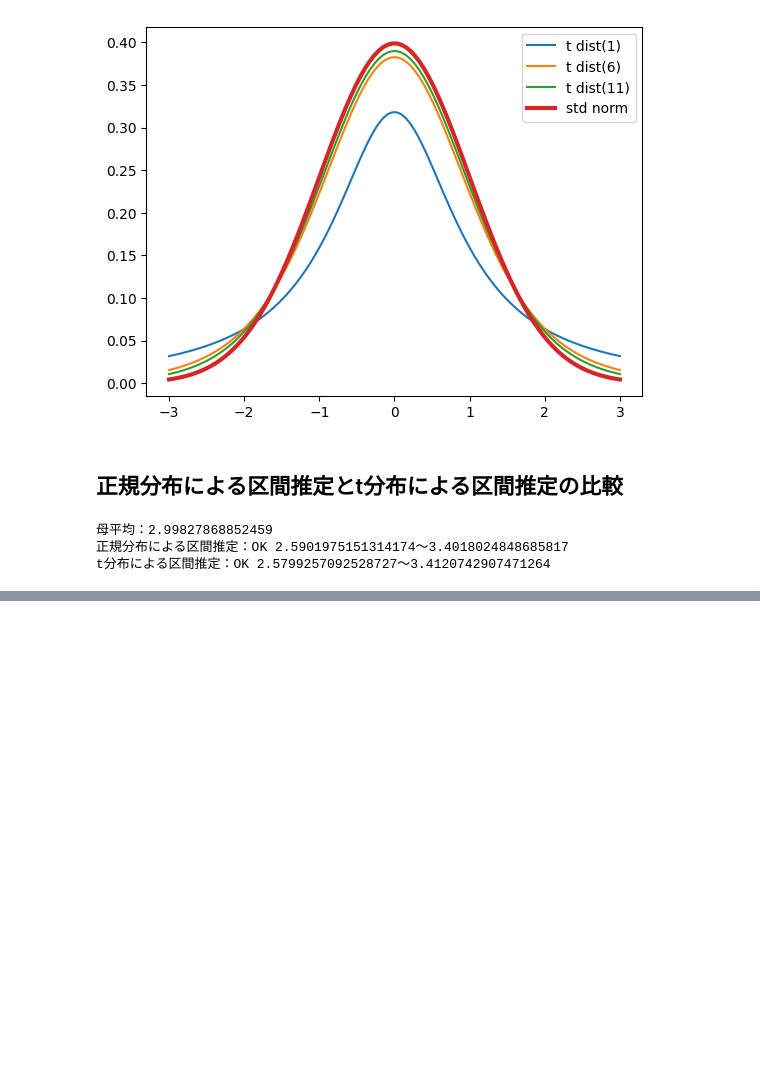
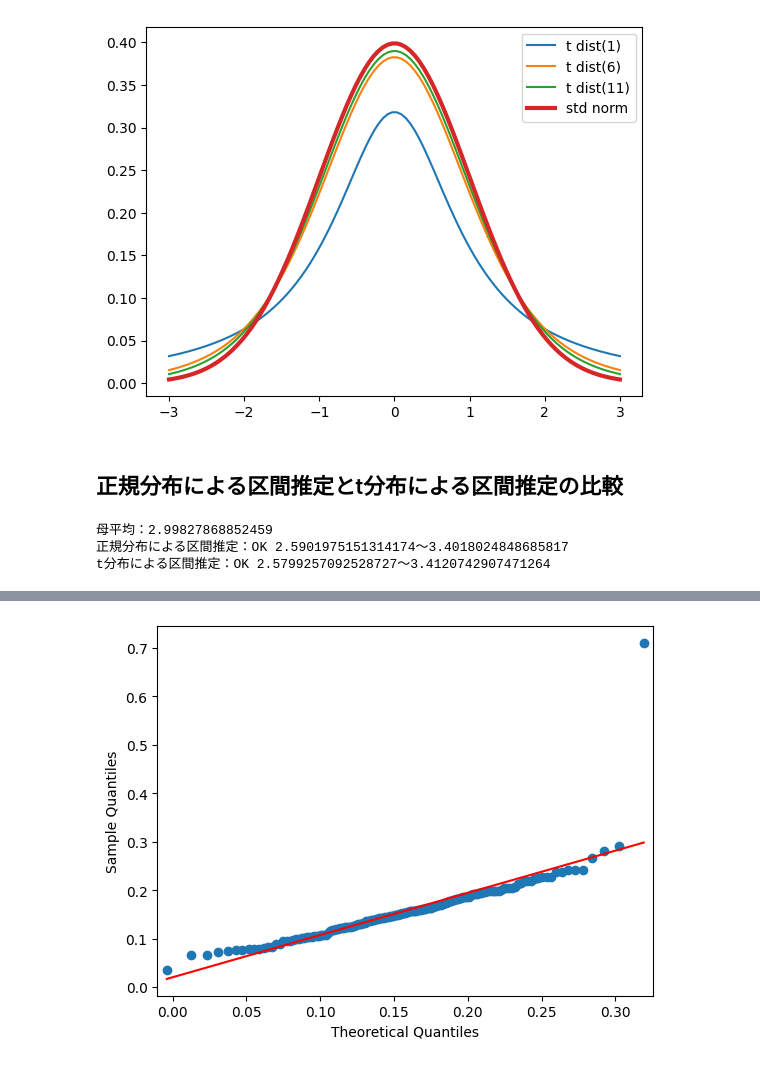
Before and after one commit to TakumiOkawa12/MLnote, a Jupyter notebook: statistics/discriptive_statistics.ipynb, the cells around one changed output, grey strips where cells are left out. Saved outputs shown, nothing was run; the diff lists cells and outputs as text; code cells hidden in the pictures; blank space fills up the shorter version.

```diff
--- a/statistics/discriptive_statistics.ipynb
+++ b/statistics/discriptive_statistics.ipynb
@@ -797,0 +972,4 @@ t分布による区間推定：OK 2.5799257092528727〜3.4120742907471264
+# %%
+fig = qqplot(male_tipr, dist = stats.norm(loc = np.mean(male_tipr), scale = np.sqrt(stats.tvar(male_tipr))), line = 'r')
+# %% [output]
+[figure, added]
```
Also changed, not shown: parts of 68 cells of this notebook, 2 other files.
